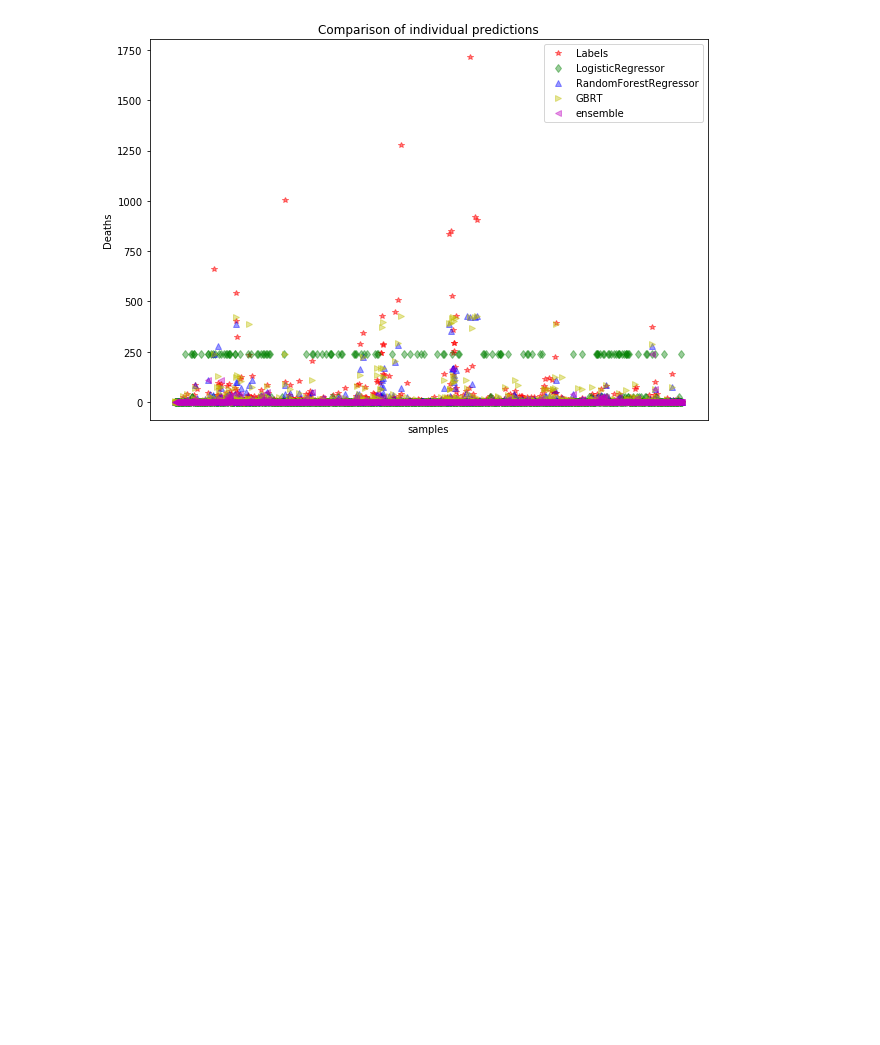
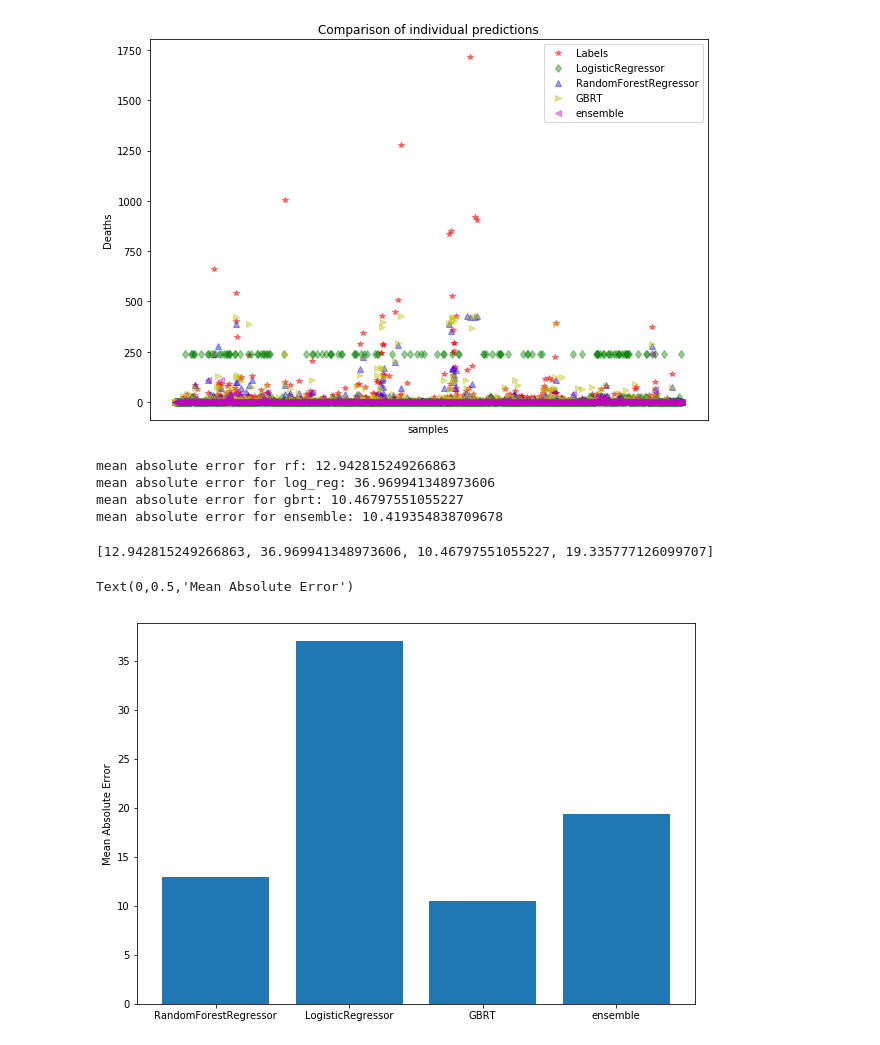
Before and after one commit to tiffttu/BINF_final, a Jupyter notebook: Regression Model (deaths) _final.ipynb, the cells around one changed output. Cells and saved outputs as stored; diff of their text form; code cells hidden in the pictures; blank space fills up the shorter version.

Commit message:
calc mean absolute error

```diff
--- a/Regression Model (deaths) _final.ipynb
+++ b/Regression Model (deaths) _final.ipynb
@@ -534,0 +537,30 @@ plt.show()
+# %%
+print('mean absolute error for rf: {}'.format(mean_absolute_error(Y_d, rf_best.predict(X_april))))
+print('mean absolute error for log_reg: {}'.format(mean_absolute_error(Y_d, log_reg.predict(X_april))))
+print('mean absolute error for gbrt: {}'.format(mean_absolute_error(Y_d, gbrt.predict(X_april))))
+print('mean absolute error for ensemble: {}'.format(mean_absolute_error(y_test, ensemble.predict(X_test))))
+# %% [output]
+mean absolute error for rf: 12.942815249266863
+mean absolute error for log_reg: 36.969941348973606
+mean absolute error for gbrt: 10.46797551055227
+mean absolute error for ensemble: 10.419354838709678
+# %%
+mae = [mean_absolute_error(Y_d, rf_best.predict(X_april)), mean_absolute_error(Y_d, log_reg.predict(X_april)),
+      mean_absolute_error(Y_d, gbrt.predict(X_april)), mean_absolute_error(Y_d, ensemble.predict(X_april))]
+# %%
+mae
+# %% [output]
+[12.942815249266863, 36.969941348973606, 10.46797551055227, 19.335777126099707]
+# %%
+reg = ["RandomForestRegressor", "LogisticRegressor", "GBRT", "ensemble"]
+y_pos = np.arange(len(reg))
+# %%
+plt.figure(figsize=(10,7))
+plt.bar(y_pos, mae)
+plt.xticks(y_pos, reg)
+plt.ylabel('Mean Absolute Error')
+#plt.xlabel('samples')
+#plt.title('Mean Absolute Error')
+# %% [output]
+Text(0,0.5,'Mean Absolute Error')
+[figure, added]
```
Also changed, not shown: parts of 1 cell of this notebook.
